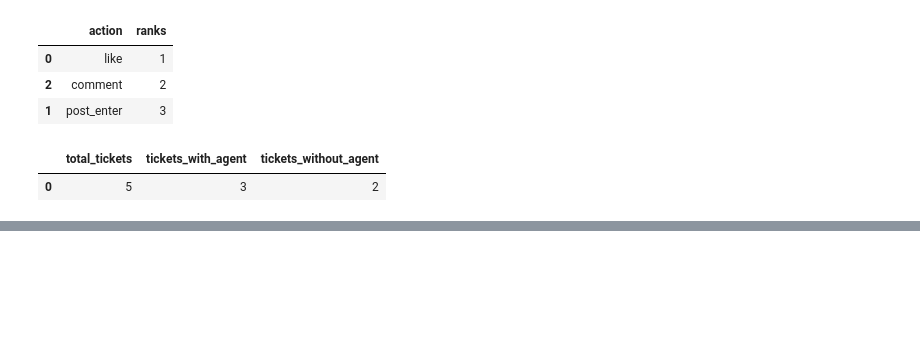
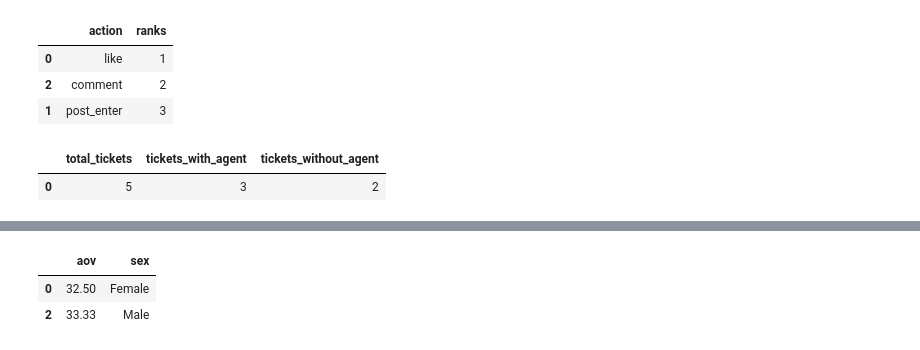
Before and after one commit to TheResearchLab/Practice, a Jupyter notebook: Python Problems/Daily Python Practice.ipynb, the cells around one changed output, grey strips where cells are left out. Saved outputs shown, nothing was run; the diff lists cells and outputs as text; code cells hidden in the pictures; blank space fills up the shorter version.

Commit message:
practice: calc the average order value by gender

```diff
--- a/Python Problems/Daily Python Practice.ipynb
+++ b/Python Problems/Daily Python Practice.ipynb
@@ -437,0 +446,45 @@ tickets_analysis(tickets_df)
+# %%
+# Sample data for transactions table
+transactions_data = {
+    'id': [1, 2, 3, 4, 5],
+    'user_id': [1, 2, 1, 3, 2],
+    'created_at': ['2023-01-01', '2023-01-02', '2023-01-03', '2023-01-04', '2023-01-05'],
+    'product_id': [101, 102, 103, 104, 105],
+    'quantity': [2, 1, 3, 2, 1]
+}
+
+# Sample data for users table
+users_data = {
+    'id': [1, 2, 3],
+    'name': ['Alice', 'Bob', 'Charlie'],
+    'sex': ['Female', 'Male', 'Male']
+}
+
+# Sample data for products table
+products_data = {
+    'id': [101, 102, 103, 104, 105],
+    'name': ['Product1', 'Product2', 'Product3', 'Product4', 'Product5'],
+    'price': [10.0, 20.0, 15.0, 25.0, 30.0]
+}
+
+# Creating DataFrames
+transactions_df = pd.DataFrame(transactions_data)
+users_df = pd.DataFrame(users_data)
+products_df = pd.DataFrame(products_data)
+# %%
+def average_order_value(products: pd.DataFrame, transactions: pd.DataFrame, users: pd.DataFrame):
+    # join the three tables where order was purchased
+    df = pd.merge(transactions,users,left_on='user_id',right_on='id',how='inner')[['product_id','sex','quantity']]
+    df = pd.merge(df,products,left_on='product_id',right_on='id',how='inner')[['sex','price','quantity']]
+    df['price'] = df['price'] * df['quantity']
+
+    # find average order value by  and round three decimal places
+    df['aov'] = df.groupby('sex')['price'].transform('mean').round(2)
+
+    return df[['aov','sex']].drop_duplicates()
+
+average_order_value(products_df,transactions_df,users_df)
+# %% [output]
+|  | aov | sex |
+| 0 | 32.50 | Female |
+| 2 | 33.33 | Male |
```
Also changed, not shown: parts of 1 cell of this notebook.
